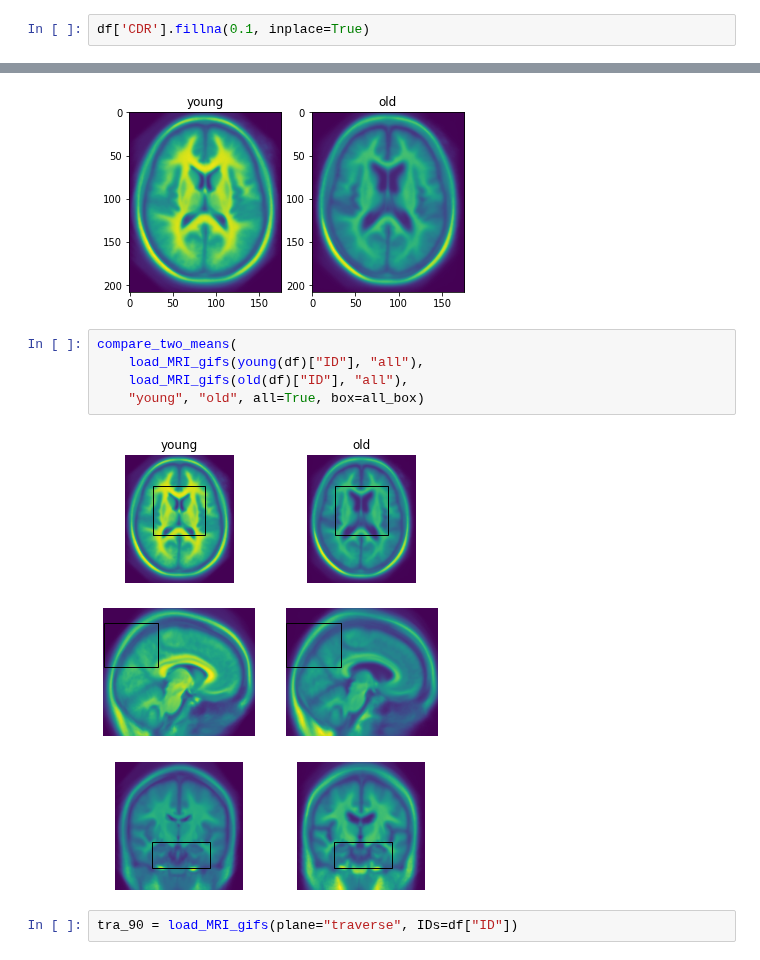
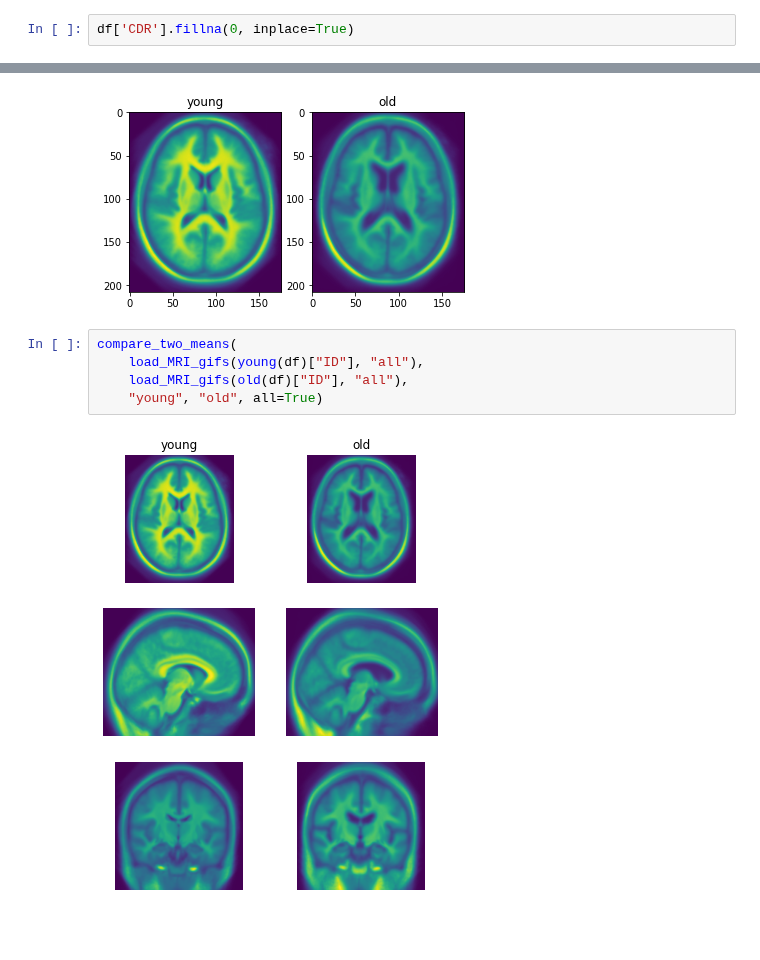
Before and after one commit to tamap94/ds-capstone-alzheimers-, a Jupyter notebook: EDA/Valle_EDA.ipynb, the cells around one changed output, grey strips where cells are left out. Saved outputs shown, nothing was run; the diff lists cells and outputs as text; blank space fills up the shorter version.

```diff
--- a/EDA/Valle_EDA.ipynb
+++ b/EDA/Valle_EDA.ipynb
@@ -40,7 +46,7 @@ df.head()
 | 3 | OAS1_0004_MR1 | M | R | 28 | NaN | NaN | NaN | NaN | 1588 | 0.803 | 1.105 | ... |
 | 4 | OAS1_0005_MR1 | M | R | 18 | NaN | NaN | NaN | NaN | 1737 | 0.848 | 1.010 | ... |
 # %%
-df['CDR'].fillna(0.1, inplace=True)
+df['CDR'].fillna(0, inplace=True)
 # %%
 df.describe().T
 # %% [output]
@@ -144,9 +134,7 @@ compare_two_means(
 # %%
 compare_two_means(
     load_MRI_gifs(young(df)["ID"], "all"),
     load_MRI_gifs(old(df)["ID"], "all"),
-    "young", "old", all=True, box=all_box)
+    "young", "old", all=True)
 # %% [output]
-[figure, old version]
+[figure, new version]
-# %%
-tra_90 = load_MRI_gifs(plane="traverse", IDs=df["ID"])
```
Also changed, not shown: parts of 17 cells of this notebook, 2 other files.
